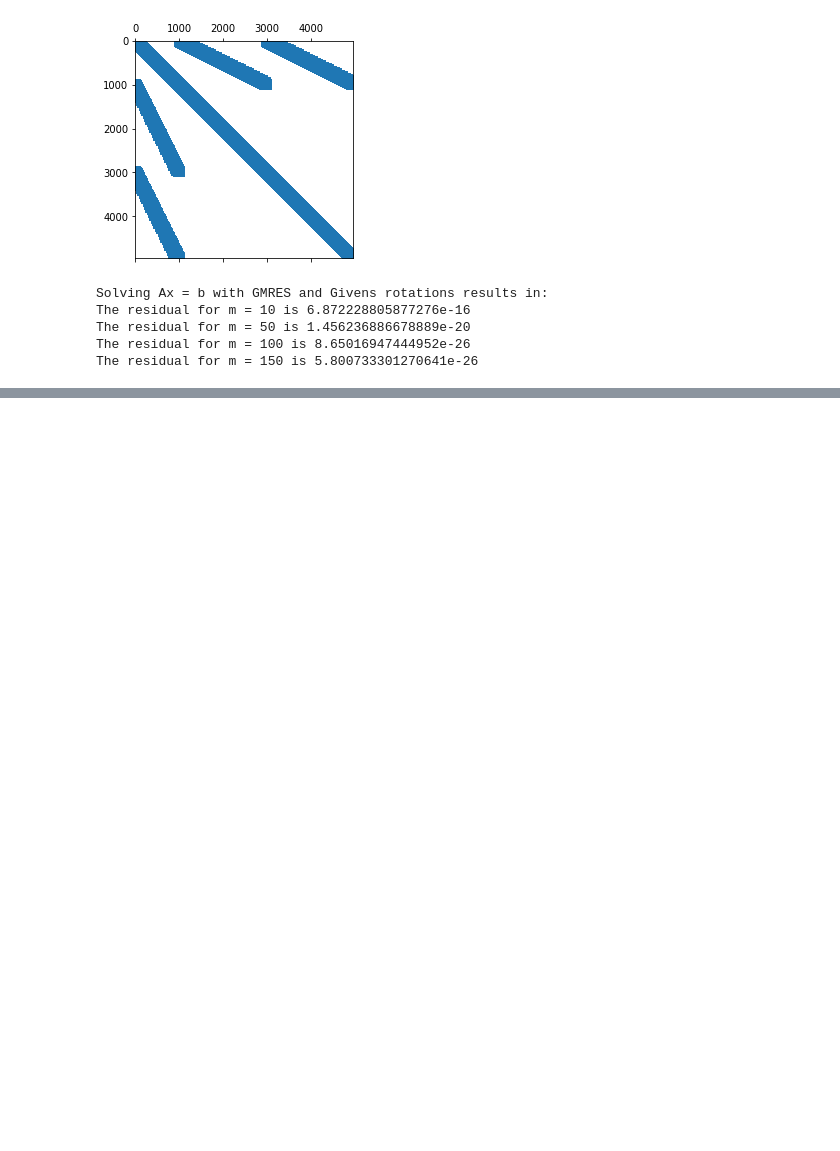
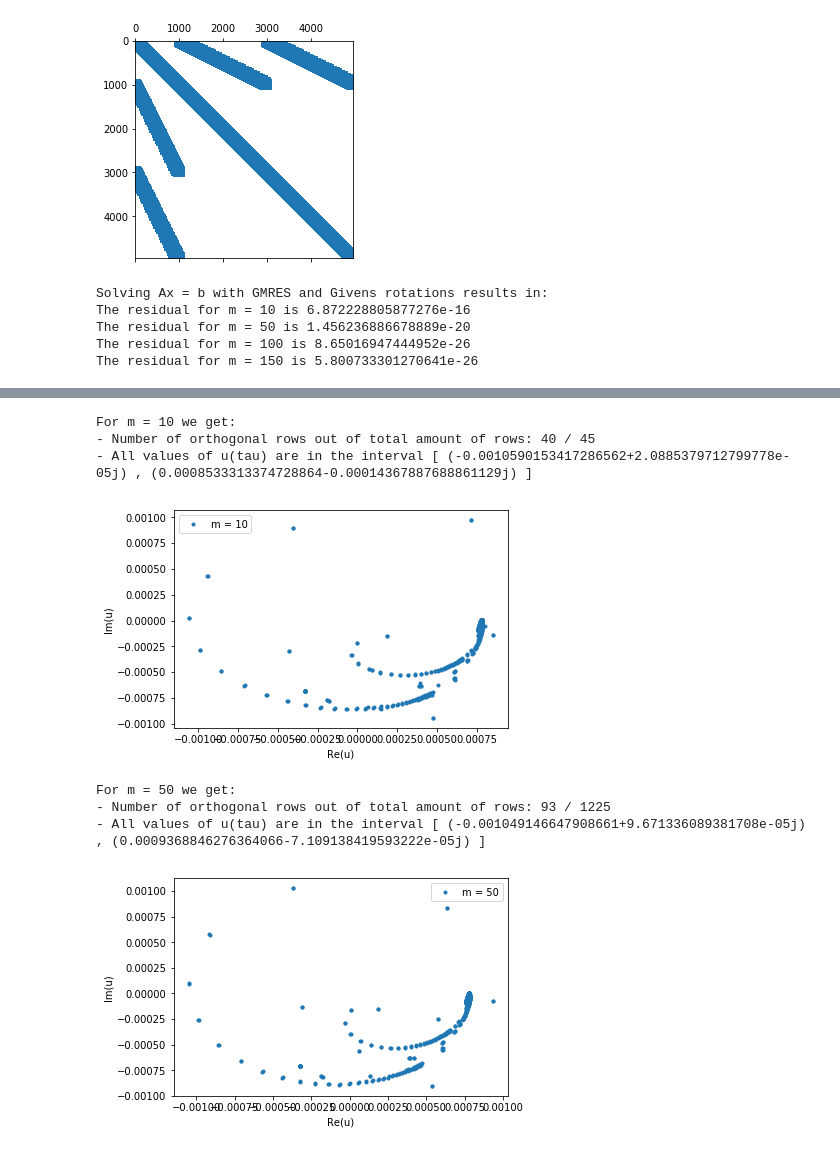
Before and after one commit to ellafj/TMA4205, a Jupyter notebook: TMA4205 - Assignment 2.ipynb, the cells around one changed output, grey strips where cells are left out. Drawn from its saved outputs; the diff is of its cells as text; code cells hidden in the pictures; blank space fills up the shorter version.

Commit message:
now lanczos works

```diff
--- a/TMA4205 - Assignment 2.ipynb
+++ b/TMA4205 - Assignment 2.ipynb
@@ -595,0 +599,80 @@ The residual for m = 150 is 5.800733301270641e-26
+# %%
+def lanczos(A, v1, m, tol):
+    # Initializing variables
+    n = A.shape[0]
+    alpha = np.zeros(m+1,dtype=complex)
+    beta = np.zeros(m+2)
+
+    v1 = v1/np.linalg.norm(v1,2)
+    V = np.zeros((n,m+2), dtype=complex)
+    V[:,1] = v1
+
+    orthogonal_rows = 0
+    tot_rows = 0
+
+    # Constructing V
+    for j in range(1,m+1):
+        w = A.dot(V[:,j])-beta[j]*V[:,j-1]
+        alpha[j] = w.dot(V[:,j])
+        w -= alpha[j]*V[:,j]
+        beta[j+1] = np.linalg.norm(w,2)
+        if beta[j+1] <= tol:
+            print('breaking')
+            break
+        else:
+            V[:,j+1] = w/beta[j+1]
+
+    # Constructing T
+    T = np.zeros((m,m), dtype=complex)
+    for j in range(m):
+        T[j,j] = alpha[j+1]
+        if j != m-1:
+            T[j+1,j] = beta[j+2]
+            T[j,j+1] = beta[j+2]
+
+    T = scipy.sparse.csc_matrix(T)
+
+    # Counting orthogonal vectors in V
+    for i in range(m):
+        for j in range(i):
+            dotprod = np.abs(V[:,i].dot(V[:,j]))
+            tot_rows += 1
+            if dotprod < tol:
+                orthogonal_rows += 1
+
+    return T, V[:,1:-1], orthogonal_rows, tot_rows
+
+
+A = scipy.io.mmread('mhd1280b.mtx')
+n = A.shape[0]
+
+m_list = [10, 50, 100, 150]
+v1 = np.ones(n)
+tau = 1
+
+for m in m_list:
+    T, V, orthogonal_rows, tot_rows = lanczos(A, v1, m, 1E-3)
+
+    betae = np.zeros(m)
+    betae[0] = 1/np.sqrt(1280)
+    u_tau = V.dot(scipy.linalg.expm(-1j*T.multiply(tau)).dot(betae))
+
+    print('For m =', m, 'we get:')
+    print('- Number of orthogonal rows out of total amount of rows:', orthogonal_rows, '/', tot_rows)
+    print('- All values of u(tau) are in the interval [', min(u_tau), ',', max(u_tau), '] \n')
+
+    %matplotlib inline
+    plt.plot(u_tau.real, u_tau.imag, '.', label='m = ' + str(m))
+    plt.xlabel('Re(u)')
+    plt.ylabel('Im(u)')
+    plt.legend()
+    plt.show()
+# %% [output]
+For m = 10 we get:
+- Number of orthogonal rows out of total amount of rows: 40 / 45
+- All values of u(tau) are in the interval [ (-0.0010590153417286562+2.0885379712799778e-05j) , (0.0008533313374728864-0.00014367887688861129j) ]
+[figure, added]
+For m = 50 we get:
+- Number of orthogonal rows out of total amount of rows: 93 / 1225
+- All values of u(tau) are in the interval [ (-0.001049146647908661+9.671336089381708e-05j) , (0.0009368846276364066-7.109138419593222e-05j) ]
+[figure, added]
```
Also changed, not shown: parts of 4 cells of this notebook, 2 other files.
